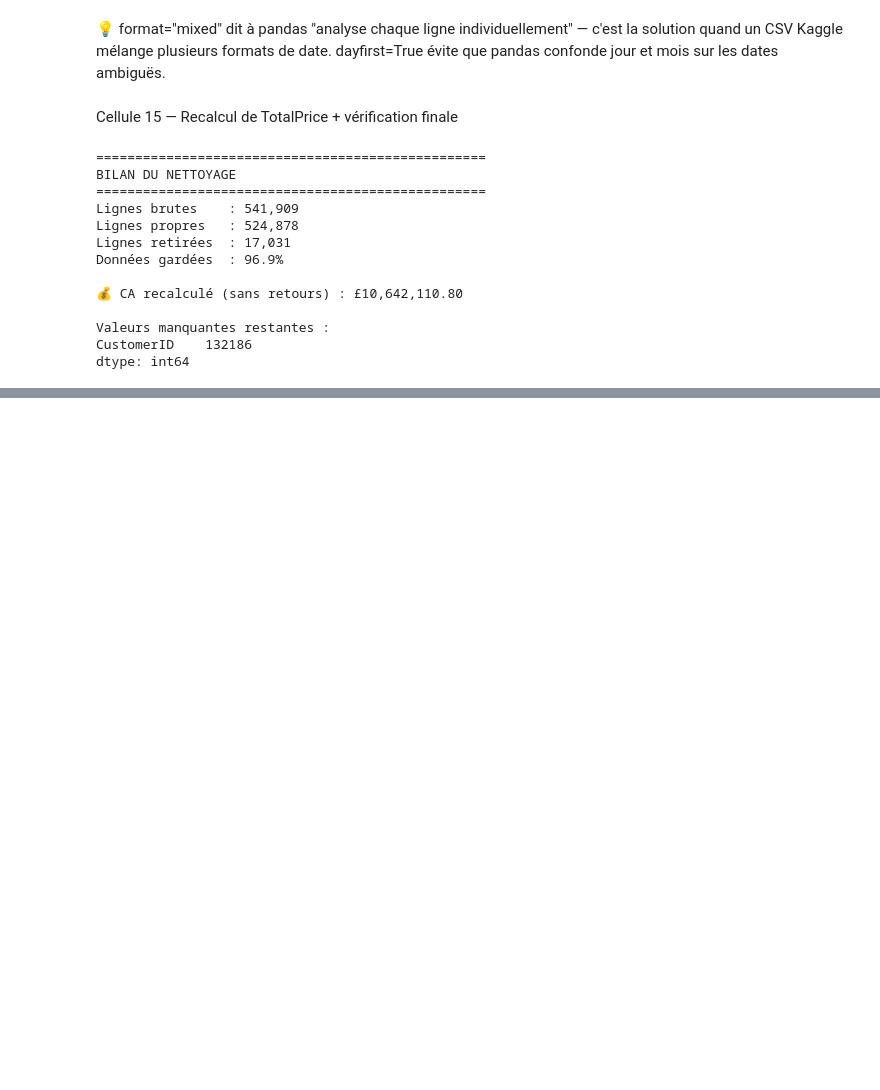
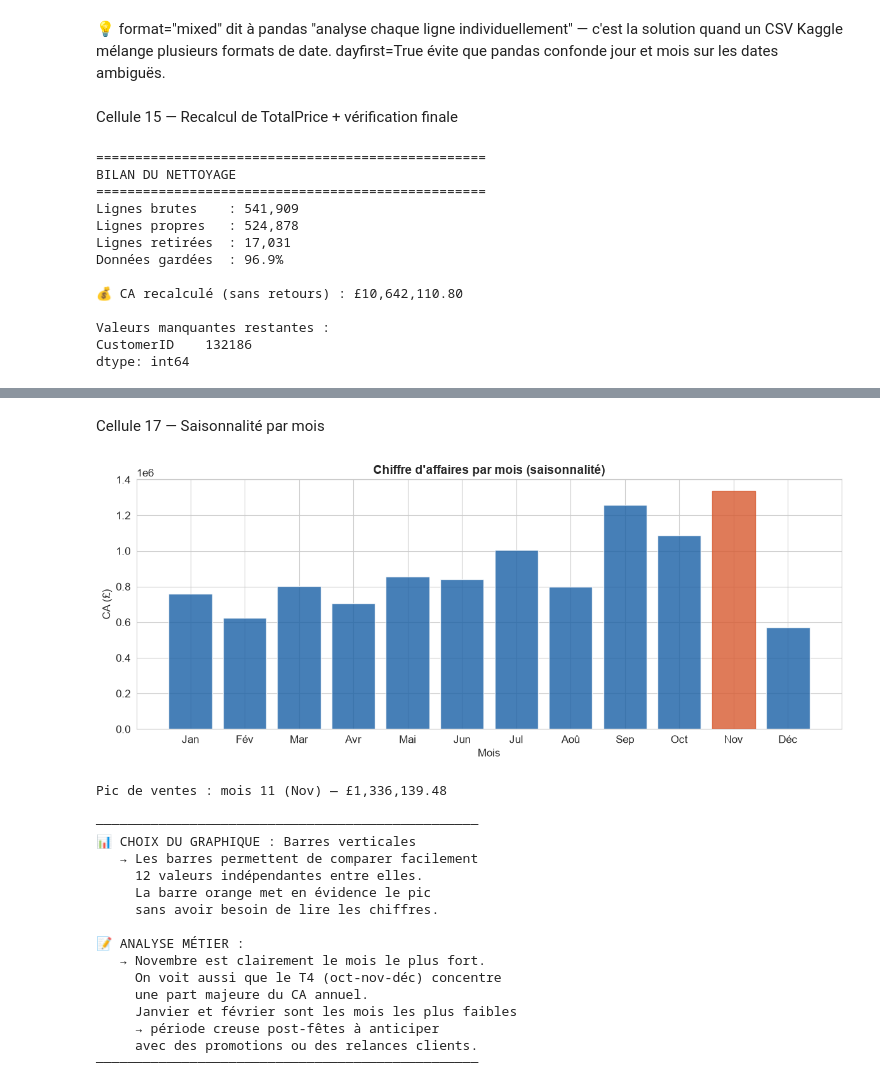
Before and after one commit to Fatima-Zahra37/Projet-vente-en-ligne_kaggle, a Jupyter notebook: notebooks/analyse.ipynb, the cells around one changed output, grey strips where cells are left out. Drawn from its saved outputs; the diff is of its cells as text; code cells hidden in the pictures; blank space fills up the shorter version.

```diff
--- a/notebooks/analyse.ipynb
+++ b/notebooks/analyse.ipynb
@@ -285,0 +346,54 @@ dtype: int64
+# %% [markdown]
+Cellule 17 — Saisonnalité par mois
+# %%
+ca_par_mois = df.groupby("Mois")["TotalPrice"].sum()
+noms_mois = ["Jan","Fév","Mar","Avr","Mai","Jun",
+             "Jul","Aoû","Sep","Oct","Nov","Déc"]
+
+plt.figure(figsize=(12, 5))
+bars = plt.bar(noms_mois, ca_par_mois.values, color="#185FA5", alpha=0.8)
+bars[ca_par_mois.values.argmax()].set_color("#D85A30")
+plt.title("Chiffre d'affaires par mois (saisonnalité)", fontsize=14, fontweight="bold")
+plt.xlabel("Mois")
+plt.ylabel("CA (£)")
+plt.tight_layout()
+plt.show()
+
+print(f"Pic de ventes : mois {ca_par_mois.idxmax()} ({noms_mois[ca_par_mois.idxmax()-1]}) — £{ca_par_mois.max():,.2f}")
+
+print("""
+─────────────────────────────────────────────────
+📊 CHOIX DU GRAPHIQUE : Barres verticales
+   → Les barres permettent de comparer facilement
+     12 valeurs indépendantes entre elles.
+     La barre orange met en évidence le pic
+     sans avoir besoin de lire les chiffres.
+
+📝 ANALYSE MÉTIER :
+   → Novembre est clairement le mois le plus fort.
+     On voit aussi que le T4 (oct-nov-déc) concentre
+     une part majeure du CA annuel.
+     Janvier et février sont les mois les plus faibles
+     → période creuse post-fêtes à anticiper
+     avec des promotions ou des relances clients.
+─────────────────────────────────────────────────
+""")
+# %% [output]
+[figure, added]
+Pic de ventes : mois 11 (Nov) — £1,336,139.48
+
+─────────────────────────────────────────────────
+📊 CHOIX DU GRAPHIQUE : Barres verticales
+   → Les barres permettent de comparer facilement
+     12 valeurs indépendantes entre elles.
+     La barre orange met en évidence le pic
+     sans avoir besoin de lire les chiffres.
+
+📝 ANALYSE MÉTIER :
+   → Novembre est clairement le mois le plus fort.
+     On voit aussi que le T4 (oct-nov-déc) concentre
+     une part majeure du CA annuel.
+     Janvier et février sont les mois les plus faibles
+     → période creuse post-fêtes à anticiper
+     avec des promotions ou des relances clients.
+─────────────────────────────────────────────────
```
Also changed, not shown: parts of 6 cells of this notebook.
